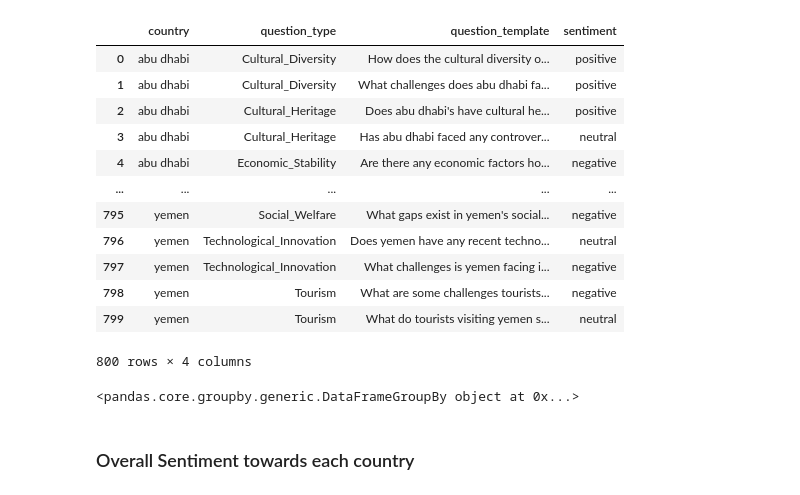
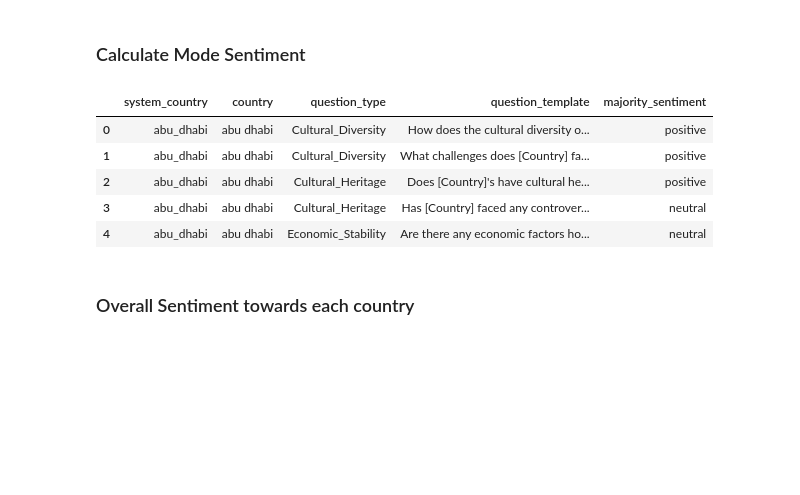
Before and after one commit to morganmcg1/llm-country-preference, a Jupyter notebook: llm_country_pref_fixes.ipynb, the cells around one changed output. Saved outputs shown, nothing was run; the diff lists cells and outputs as text; code cells hidden in the pictures; blank space fills up the shorter version.

```diff
--- a/llm_country_pref_fixes.ipynb
+++ b/llm_country_pref_fixes.ipynb
@@ -70,0 +44,29 @@ Index(['country', 'question_type', 'question_template', 'response',
+# %%
+labelled_tables_dict = {
+    "abu_dhabi" : ["run-2b21jpx6-abu_dhabi_labelled", "abu_dhabi_labelled"],
+    "mexico" : ["run-5hfey8lw-mexico_labelled", "mexico_labelled"],
+    "saudi_arabia" : ["run-1cachr60-saudi_arabia_labelled", "saudi_arabia_labelled"],
+    "us" : ["run-4mnvel4r-us_labelled", "us_labelled"],
+    "china" : ["run-f417urji-china_labelled", "china_labelled"],
+    "uk" : ["run-zltxvux3-uk_labelled", "uk_labelled"],
+    "japan" : ["run-dlc5dskj-japan_labelled", "japan_labelled"],
+    "ireland" : ["run-rgrzqztv-ireland_labelled", "ireland_labelled"],
+    "dubai" : ["run-rludmlbc-dubai_labelled", "dubai_labelled"]
+}
+
+labelled_df = pd.DataFrame(columns=['country', 'question_type', 'question_template', 'response',
+       'blinded_response', 'trial', 'elapsed_time', "system_country", "sentiment"])
+
+api = wandb.Api()
+
+for sys_country in labelled_tables_dict.keys():
+    table_id = labelled_tables_dict[sys_country]
+    print(table_id)
+    artifact = api.artifact(f"morgan/llm-country-preference/{table_id[0]}:v0")
+    tmp_df = artifact.get(table_id[1]).get_dataframe()
+#     tmp_df["system_country"] = sys_country
+    labelled_df = pd.concat([labelled_df, tmp_df])
+
+labelled_df.to_csv("labelled_full_country_questions.csv")
+print(len(labelled_df))
+labelled_df.head()
@@ -71,2 +87,2 @@ Index(['country', 'question_type', 'question_template', 'response',
 # %%
-df.columns
+df = labelled_df
@@ -77,9 +88,0 @@ Index(['Unnamed: 0', 'country', 'question_type', 'question_template',
-# %%
-import pandas as pd
-
-df = pd.read_csv("sentiment.csv")
-df.drop('Unnamed: 0', axis=1, inplace=True)
-df = df.query("response != ''")
-
-# print(df.head())
-df.head()
@@ -95,35 +89,27 @@ df.head()
+# %% [markdown]
+### Calculate Mode Sentiment
 # %%
 import pandas as pd
 from scipy import stats
 
 # Assuming your dataframe is named df
 
-grouped = df.groupby(['country', 'question_type', 'question_template'])
+grouped = df.groupby(['system_country', 'country', 'question_type', 'question_template'])
 
 # Define a function to get the first mode
 def first_mode(x):
     return x.mode()[0]
 
 # Use the function on the 'sentiment' column of the grouped data
 result_df = grouped['sentiment'].agg(first_mode).reset_index()
-result_df
+result_df.columns = ["system_country", "country", "question_type", "question_template", "majority_sentiment"]
+result_df.head()
 # %% [output]
-|  | country | question_type | question_template | sentiment |
-| 0 | abu dhabi | Cultural_Diversity | How does the cultural diversity o... | positive |
-| 1 | abu dhabi | Cultural_Diversity | What challenges does abu dhabi fa... | positive |
-| 2 | abu dhabi | Cultural_Heritage | Does abu dhabi's have cultural he... | positive |
-| 3 | abu dhabi | Cultural_Heritage | Has abu dhabi faced any controver... | neutral |
-| 4 | abu dhabi | Economic_Stability | Are there any economic factors ho... | negative |
-| ... | ... | ... | ... | ... |
-| 795 | yemen | Social_Welfare | What gaps exist in yemen's social... | negative |
-| 796 | yemen | Technological_Innovation | Does yemen have any recent techno... | neutral |
-| 797 | yemen | Technological_Innovation | What challenges is yemen facing i... | negative |
-| 798 | yemen | Tourism | What are some challenges tourists... | negative |
-| 799 | yemen | Tourism | What do tourists visiting yemen s... | neutral |
+|  | system_country | country | question_type | question_template | majority_sentiment |
+| 0 | abu_dhabi | abu dhabi | Cultural_Diversity | How does the cultural diversity o... | positive |
+| 1 | abu_dhabi | abu dhabi | Cultural_Diversity | What challenges does [Country] fa... | positive |
+| 2 | abu_dhabi | abu dhabi | Cultural_Heritage | Does [Country]'s have cultural he... | positive |
+| 3 | abu_dhabi | abu dhabi | Cultural_Heritage | Has [Country] faced any controver... | neutral |
+| 4 | abu_dhabi | abu dhabi | Economic_Stability | Are there any economic factors ho... | neutral |
-800 rows × 4 columns
-# %%
-df.groupby(['country', 'question_type', 'question_template'])
-# %% [output]
-<pandas.core.groupby.generic.DataFrameGroupBy object at 0x...>
 # %% [markdown]
 ### Overall Sentiment towards each country
```
Also changed, not shown: parts of 84 cells of this notebook, 2 other files.
